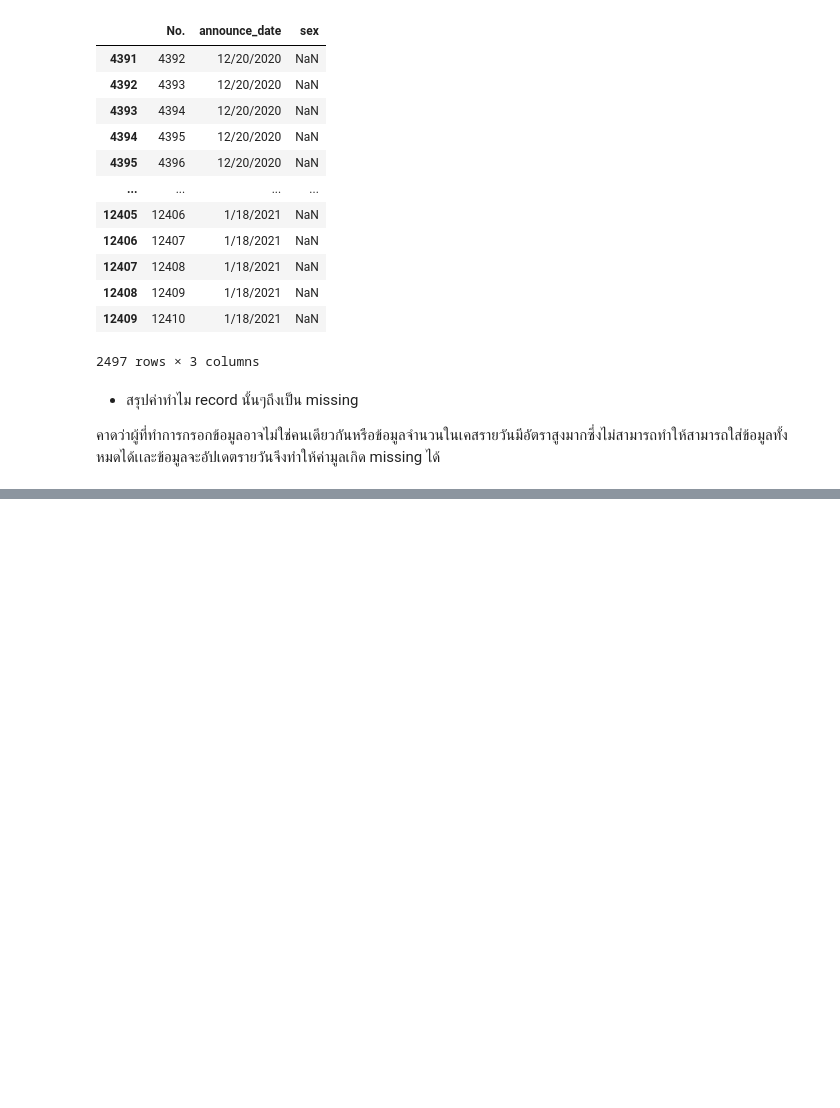
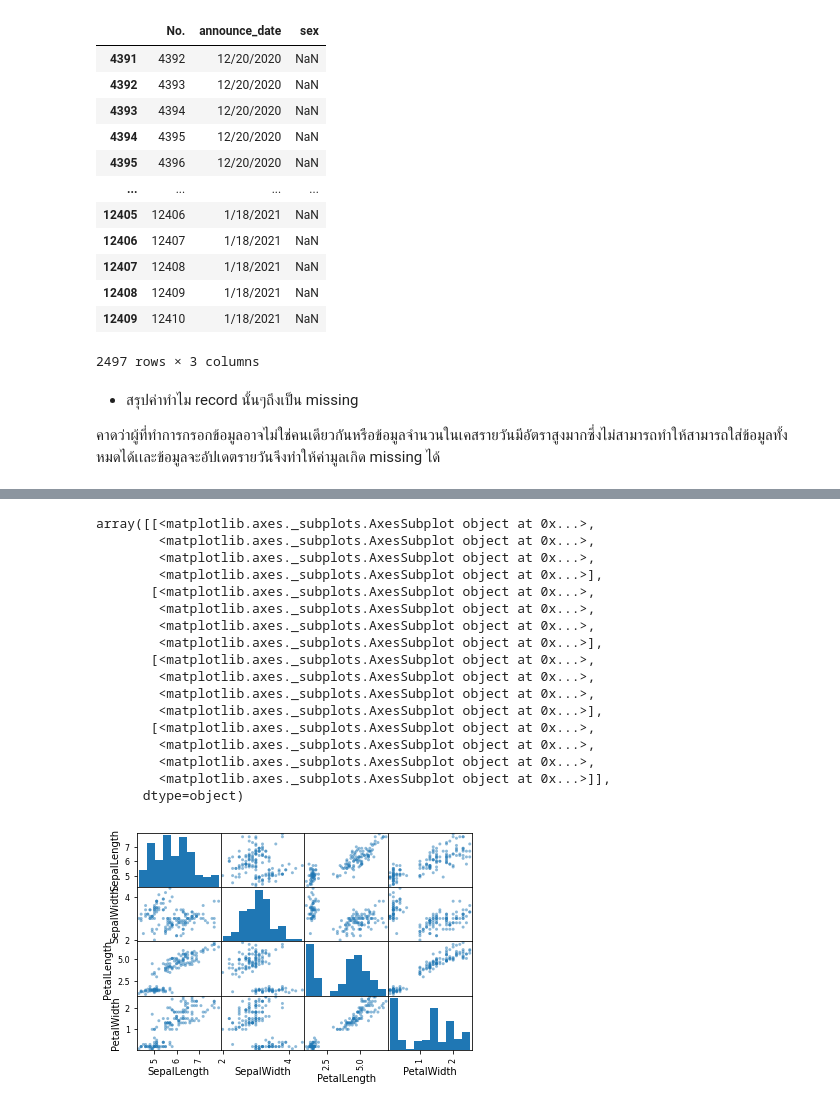
Before and after one commit to Watcharinkh/Data_viz, a Jupyter notebook: Pandas102.ipynb, the cells around one changed output, grey strips where cells are left out. Cells and saved outputs as stored; diff of their text form; code cells hidden in the pictures; blank space fills up the shorter version.

```diff
--- a/Pandas102.ipynb
+++ b/Pandas102.ipynb
@@ -437,0 +634,21 @@ data_missing_sex
+# %%
+pd.plotting.scatter_matrix(df)
+# %% [output]
+array([[<matplotlib.axes._subplots.AxesSubplot object at 0x...>,
+        <matplotlib.axes._subplots.AxesSubplot object at 0x...>,
+        <matplotlib.axes._subplots.AxesSubplot object at 0x...>,
+        <matplotlib.axes._subplots.AxesSubplot object at 0x...>],
+       [<matplotlib.axes._subplots.AxesSubplot object at 0x...>,
+        <matplotlib.axes._subplots.AxesSubplot object at 0x...>,
+        <matplotlib.axes._subplots.AxesSubplot object at 0x...>,
+        <matplotlib.axes._subplots.AxesSubplot object at 0x...>],
+       [<matplotlib.axes._subplots.AxesSubplot object at 0x...>,
+        <matplotlib.axes._subplots.AxesSubplot object at 0x...>,
+        <matplotlib.axes._subplots.AxesSubplot object at 0x...>,
+        <matplotlib.axes._subplots.AxesSubplot object at 0x...>],
+       [<matplotlib.axes._subplots.AxesSubplot object at 0x...>,
+        <matplotlib.axes._subplots.AxesSubplot object at 0x...>,
+        <matplotlib.axes._subplots.AxesSubplot object at 0x...>,
+        <matplotlib.axes._subplots.AxesSubplot object at 0x...>]],
+      dtype=object)
+[figure, added]
```
Also changed, not shown: parts of 23 cells of this notebook.
